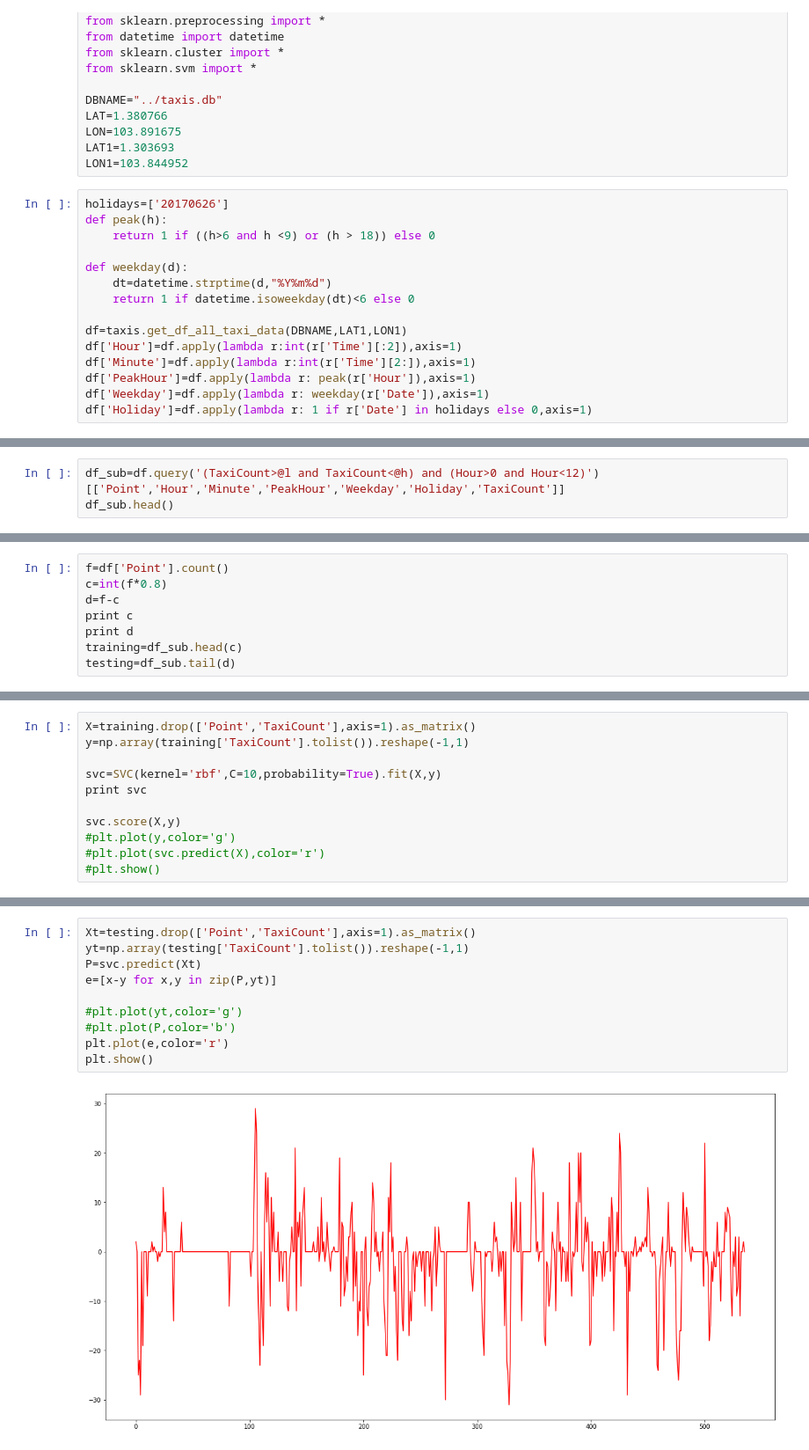
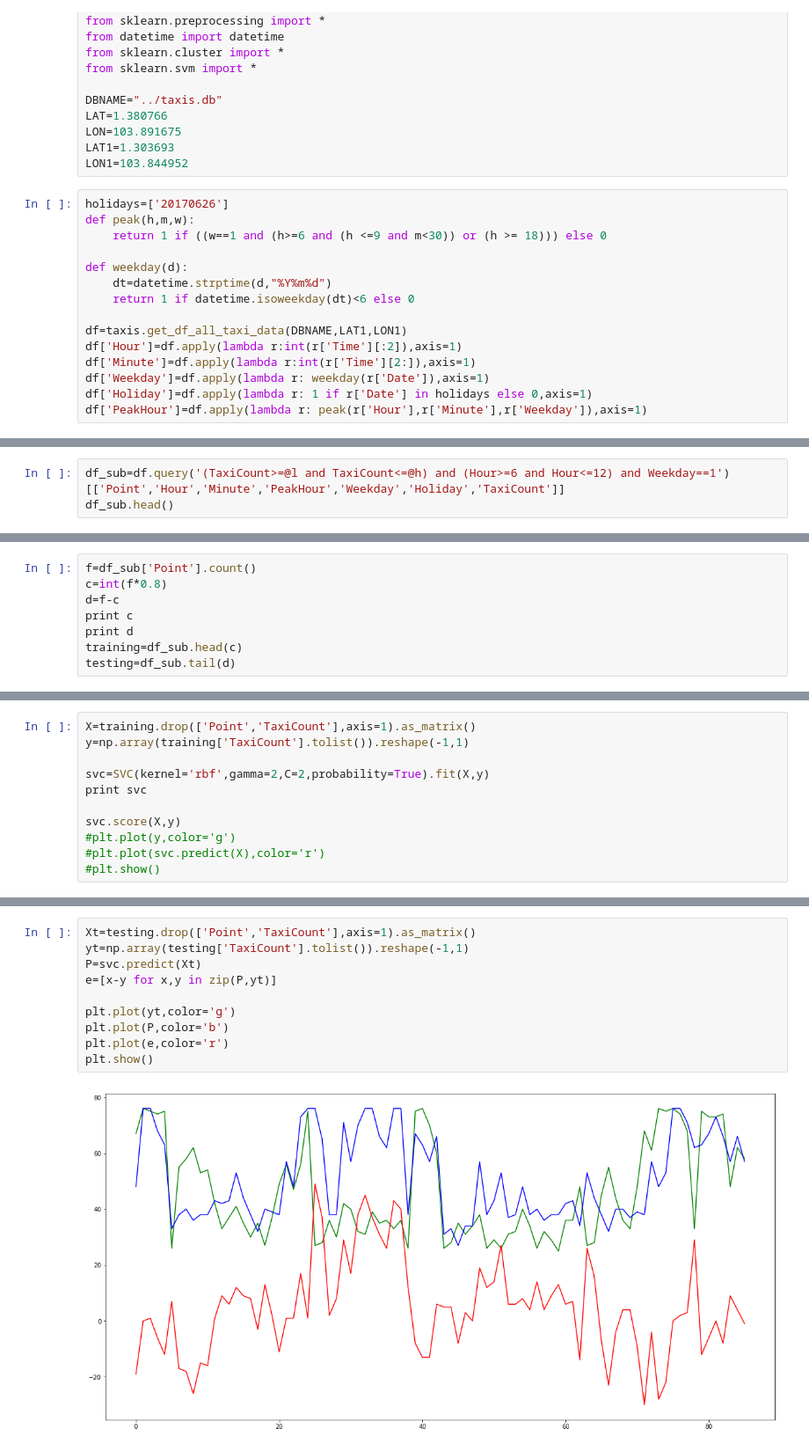
Before and after one commit to hari-allamraju/sg-taxidata, a Jupyter notebook: notebooks/Methodical study.ipynb, the cells around one changed output, grey strips where cells are left out. Shown at 88% size. Cells and saved outputs as stored; diff of their text form.

```diff
--- a/notebooks/Methodical study.ipynb
+++ b/notebooks/Methodical study.ipynb
@@ -23,8 +23,8 @@ LAT1=1.303693
 LON1=103.844952
 # %%
 holidays=['20170626']
-def peak(h):
-    return 1 if ((h>6 and h <9) or (h > 18)) else 0
+def peak(h,m,w):
+    return 1 if ((w==1 and (h>=6 and (h <=9 and m<30)) or (h >= 18))) else 0
 
 def weekday(d):
     dt=datetime.strptime(d,"%Y%m%d")
@@ -33,9 +33,9 @@ def weekday(d):
 df=taxis.get_df_all_taxi_data(DBNAME,LAT1,LON1)
 df['Hour']=df.apply(lambda r:int(r['Time'][:2]),axis=1)
 df['Minute']=df.apply(lambda r:int(r['Time'][2:]),axis=1)
-df['PeakHour']=df.apply(lambda r: peak(r['Hour']),axis=1)
 df['Weekday']=df.apply(lambda r: weekday(r['Date']),axis=1)
 df['Holiday']=df.apply(lambda r: 1 if r['Date'] in holidays else 0,axis=1)
+df['PeakHour']=df.apply(lambda r: peak(r['Hour'],r['Minute'],r['Weekday']),axis=1)
 # %%
 df.tail()
 # %% [output]
@@ -51,5 +51,5 @@ l=df.quantile(q=0.3)['TaxiCount']
 # %%
-df_sub=df.query('(TaxiCount>@l and TaxiCount<@h) and (Hour>0 and Hour<12)')[['Point','Hour','Minute','PeakHour','Weekday','Holiday','TaxiCount']]
+df_sub=df.query('(TaxiCount>=@l and TaxiCount<=@h) and (Hour>=6 and Hour<=12) and Weekday==1')[['Point','Hour','Minute','PeakHour','Weekday','Holiday','TaxiCount']]
 df_sub.head()
 # %% [output]
 |  | Point | Hour | Minute | PeakHour | Weekday | Holiday | TaxiCount |
@@ -72,5 +72,5 @@ df_sub.corr()
 # %%
-f=df['Point'].count()
+f=df_sub['Point'].count()
 c=int(f*0.8)
 d=f-c
 print c
@@ -84,7 +84,7 @@ testing=df_sub.tail(d)
 X=training.drop(['Point','TaxiCount'],axis=1).as_matrix()
 y=np.array(training['TaxiCount'].tolist()).reshape(-1,1)
 
-svc=SVC(kernel='rbf',C=10,probability=True).fit(X,y)
+svc=SVC(kernel='rbf',gamma=2,C=2,probability=True).fit(X,y)
 print svc
 
 svc.score(X,y)
@@ -100,12 +100,12 @@ SVC(C=10, cache_size=200, class_weight=None, coef0=0.0,
 # %%
 Xt=testing.drop(['Point','TaxiCount'],axis=1).as_matrix()
 yt=np.array(testing['TaxiCount'].tolist()).reshape(-1,1)
 P=svc.predict(Xt)
 e=[x-y for x,y in zip(P,yt)]
 
-#plt.plot(yt,color='g')
-#plt.plot(P,color='b')
+plt.plot(yt,color='g')
+plt.plot(P,color='b')
 plt.plot(e,color='r')
 plt.show()
 # %% [output]
-[figure, old version]
+[figure, new version]
```
Also changed, not shown: parts of 6 cells of this notebook.
